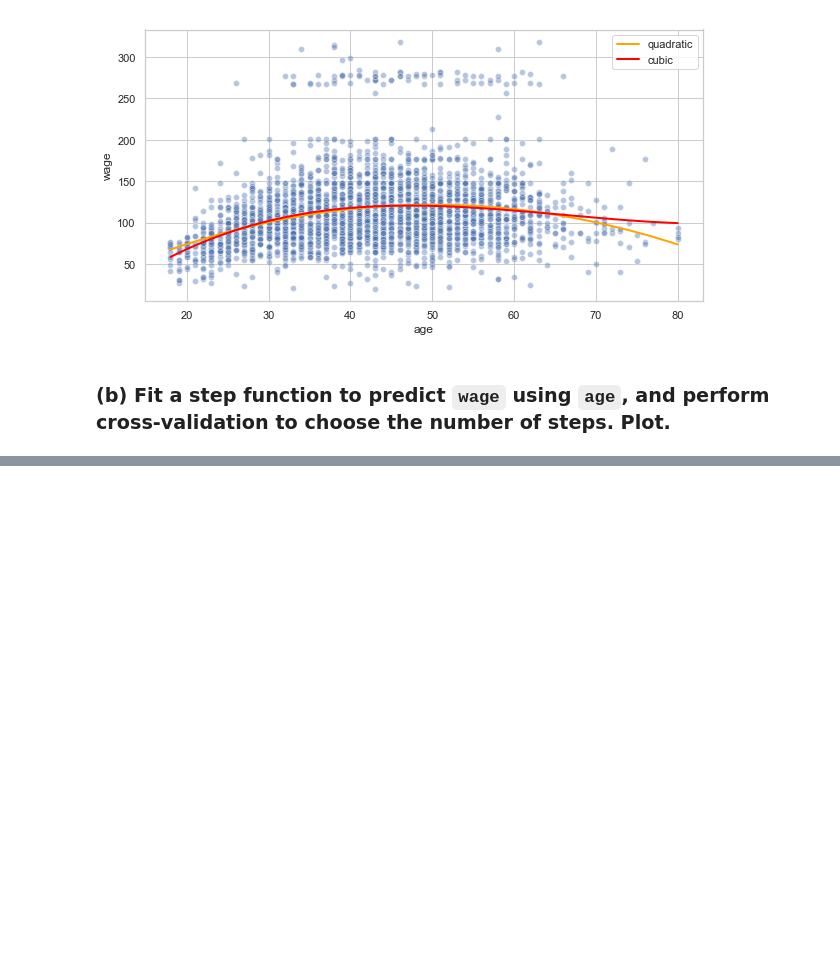
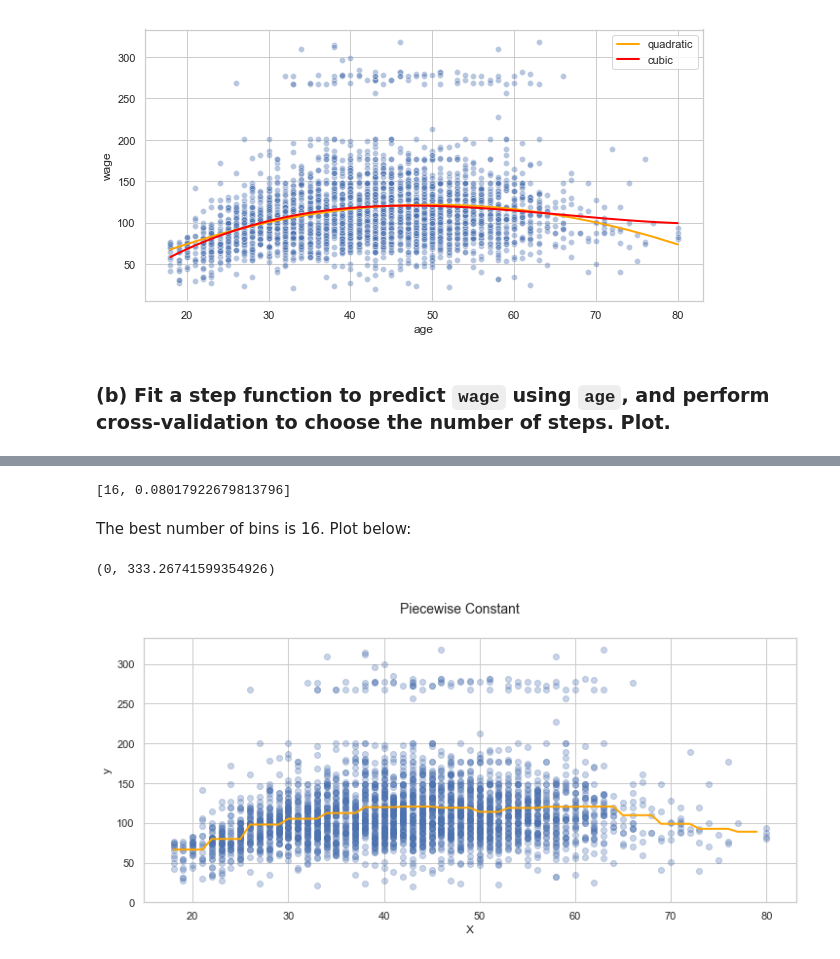
Before and after one commit to wllgrnt/islr-python-examples, a Jupyter notebook: Chapter7/question6.ipynb, the cells around one changed output, grey strips where cells are left out. Drawn from its saved outputs; the diff is of its cells as text; code cells hidden in the pictures; blank space fills up the shorter version.

```diff
--- a/Chapter7/question6.ipynb
+++ b/Chapter7/question6.ipynb
@@ -122,0 +291,24 @@ plt.legend()
+# %%
+max(scores, key=lambda x: x[1])
+# %% [output]
+[16, 0.08017922679813796]
+# %% [markdown]
+The best number of bins is 16. Plot below:
+# %%
+bestStepFunction =StepFunctionOLS(number_of_bins=16)
+bestStepFunction.fit(wage_data.age, wage_data.wage)
+
+x_grid = np.arange(X.min(), X.max())
+y_pred = bestStepFunction.predict(x_grid)
+
+# Plot the fit
+fig, ax = plt.subplots(figsize = (12,5))
+fig.suptitle('Piecewise Constant', fontsize = 14)
+ax.scatter(wage_data.age, wage_data.wage, alpha = 0.3)
+ax.plot(x_grid, y_pred, c="orange", lw=2)
+ax.set_xlabel('X')
+ax.set_ylabel('y')
+ax.set_ylim(bottom = 0)
+# %% [output]
+(0, 333.26741599354926)
+[figure, added]
```
Also changed, not shown: parts of 11 cells of this notebook.
